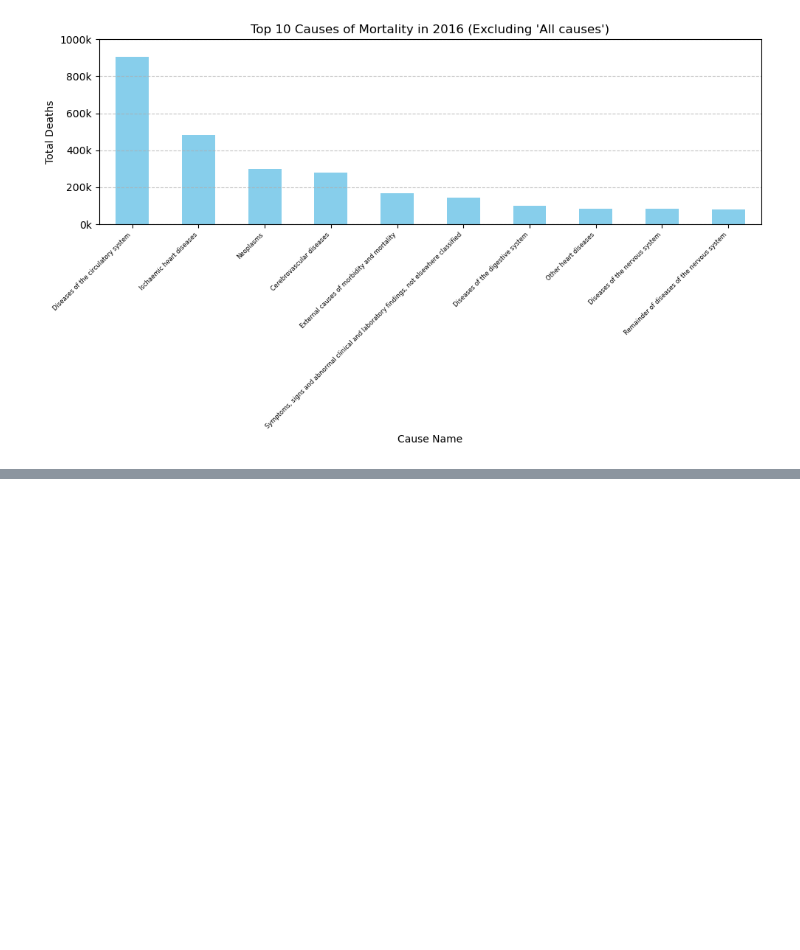
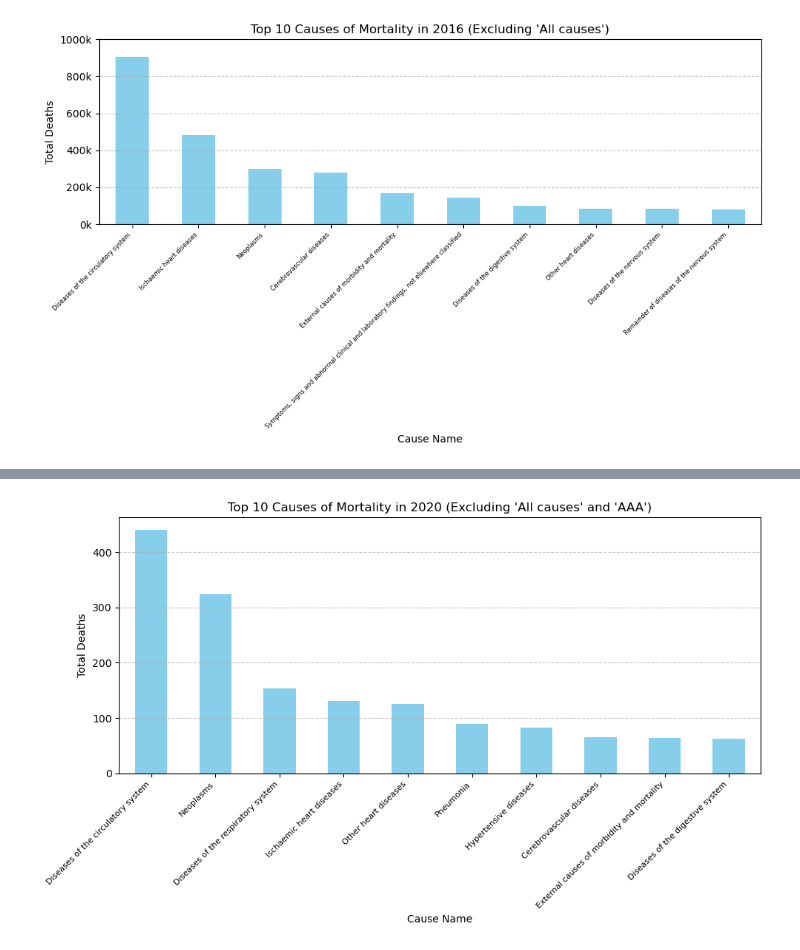
Before and after one commit to feLLpe04/Project3, a Jupyter notebook: cleaneddata/Research_Questions_1.ipynb, the cells around one changed output, grey strips where cells are left out. Cells and saved outputs as stored; diff of their text form; code cells hidden in the pictures; blank space fills up the shorter version.

```diff
--- a/cleaneddata/Research_Questions_1.ipynb
+++ b/cleaneddata/Research_Questions_1.ipynb
@@ -418,0 +727,25 @@ for year in years:
+# %%
+# Filter data for the year 2020 and exclude "All causes" and "AAA"
+filtered_2020_data = part5_df[(part5_df['Year'] == 2020) & (~part5_df['Cause_Name'].isin(["All causes", "AAA"]))]
+
+# Group by Cause_Name and sum Total_deaths to calculate the top 10 causes
+top_10_causes_2020 = (
+    filtered_2020_data.groupby("Cause_Name")["Total_deaths"]
+    .sum()
+    .nlargest(10)
+)
+
+# Plot the Top 10 Causes of Mortality for 2020
+plt.figure(figsize=(10, 6))
+top_10_causes_2020.plot(kind="bar", color="skyblue")
+
+# Customize the graph
+plt.title("Top 10 Causes of Mortality in 2020 (Excluding 'All causes' and 'AAA')")
+plt.xlabel("Cause Name")
+plt.ylabel("Total Deaths")
+plt.xticks(rotation=45, ha="right", fontsize=8)
+plt.grid(axis="y", linestyle="--", alpha=0.7)
+plt.tight_layout()
+plt.show()
+# %% [output]
+[figure, added]
```
Also changed, not shown: parts of 63 cells of this notebook, 2 other files.
